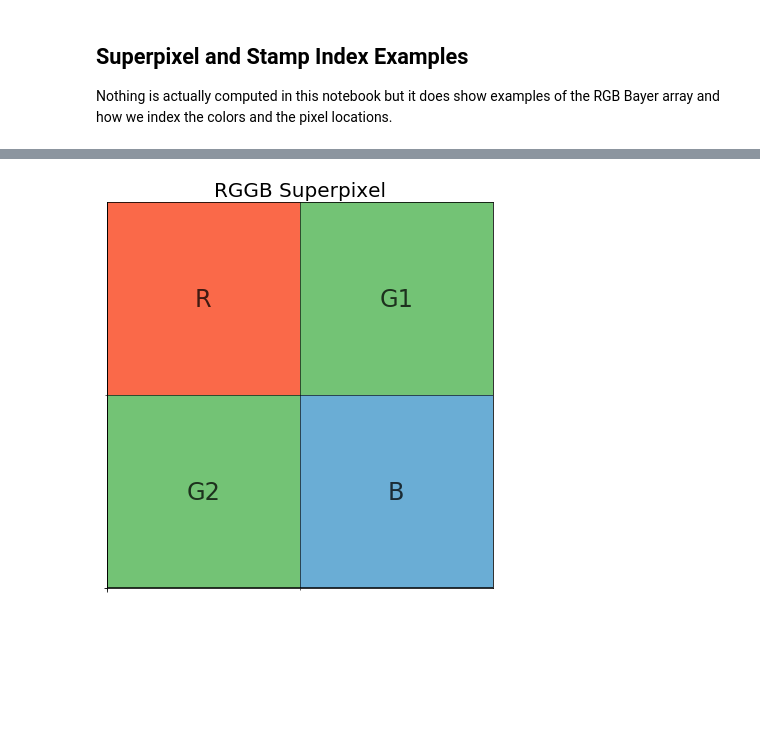
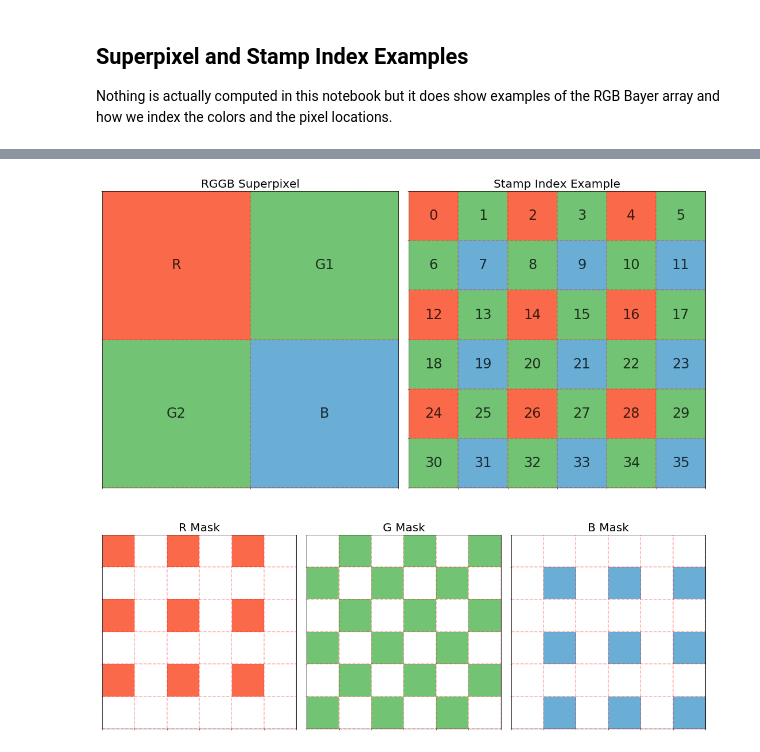
Before and after one commit to panoptes/panoptes-pipeline, a Jupyter notebook: examples/notebooks/Superpixels-And-Stamps.ipynb, the cells around one changed output, grey strips where cells are left out. Cells and saved outputs as stored; diff of their text form; code cells hidden in the pictures; blank space fills up the shorter version.

Commit message:
One pixel plot to rule them all

```diff
--- a/examples/notebooks/Superpixels-And-Stamps.ipynb
+++ b/examples/notebooks/Superpixels-And-Stamps.ipynb
@@ -15,41 +13,75 @@ from piaa import utils
 # %%
+# Grid layout
+plt.figure(figsize=(15,15))
+ax1 = plt.subplot2grid((2,6), (0, 0), colspan=3)
+ax2 = plt.subplot2grid((2,6), (0, 3), colspan=3)
+
+ax3 = plt.subplot2grid((2,6), (1, 0), colspan=2)
+ax4 = plt.subplot2grid((2,6), (1, 2), colspan=2)
+ax5 = plt.subplot2grid((2,6), (1, 4), colspan=2)
+
+###########################################
+# Superpixel
+###########################################
 superpixel = np.array([[1, 1], [1, 1]])
 
-fig, (ax2) = plt.subplots(1)
-fig.set_size_inches(9,6)
-
-# major ticks every 2, minor ticks every 1
-x_major_ticks = np.arange(-0.5, 1.5, 2)
-x_minor_ticks = np.arange(-0.5, 1.5, 1)
-
-y_major_ticks = np.arange(-0.5, 1.5, 2)
-y_minor_ticks = np.arange(-0.5, 1.5, 1)
-
-ax2.text(x=0.25, y=0.75, ha='center', va='center', s='R', fontsize=24, alpha=0.75, transform=ax2.transAxes)
-ax2.text(x=0.75, y=0.75, ha='center', va='center', s='G1', fontsize=24, alpha=0.75, transform=ax2.transAxes)
-ax2.text(x=0.25, y=0.25, ha='center', va='center', s='G2', fontsize=24, alpha=0.75, transform=ax2.transAxes)
-ax2.text(x=0.75, y=0.25, ha='center', va='center', s='B', fontsize=24, alpha=0.75, transform=ax2.transAxes)
-
-ax2.set_xticks(x_major_ticks)
-ax2.set_xticks(x_minor_ticks, minor=True)
-ax2.set_yticks(y_major_ticks)
-ax2.set_yticks(y_minor_ticks, minor=True)
-
-ax2.grid(which='major', color='k', lw=2, linestyle='-', alpha=0.75)
-ax2.grid(which='minor', color='k', linestyle='-', alpha=0.75)
+ax1.text(x=0.25, y=0.75, ha='center', va='center', s='R', fontsize=24, alpha=0.75, transform=ax1.transAxes)
+ax1.text(x=0.75, y=0.75, ha='center', va='center', s='G1', fontsize=24, alpha=0.75, transform=ax1.transAxes)
+ax1.text(x=0.25, y=0.25, ha='center', va='center', s='G2', fontsize=24, alpha=0.75, transform=ax1.transAxes)
+ax1.text(x=0.75, y=0.25, ha='center', va='center', s='B', fontsize=24, alpha=0.75, transform=ax1.transAxes)
+utils.add_pixel_grid(ax1, 2, 2)
 
 r_a_mask, g_a_mask, b_a_mask = utils.make_masks(superpixel)
 
-ax2.set_xlim(-0.5, 1.5)
-ax2.set_ylim(-0.5, 1.5)
-ax2.set_xticklabels([])
-ax2.set_yticklabels([])
-ax2.imshow(np.ma.array(np.ones((2, 2)), mask=~r_a_mask), cmap='Reds', vmin=0, vmax=2., )
-ax2.imshow(np.ma.array(np.ones((2, 2)), mask=~g_a_mask), cmap='Greens', vmin=0, vmax=2., )
-ax2.imshow(np.ma.array(np.ones((2, 2)), mask=~b_a_mask), cmap='Blues', vmin=0, vmax=2., )
-ax2.set_title("RGGB Superpixel", fontsize=20)
+ax1.imshow(np.ma.array(np.ones((2, 2)), mask=~r_a_mask), cmap='Reds', vmin=0, vmax=2., )
+ax1.imshow(np.ma.array(np.ones((2, 2)), mask=~g_a_mask), cmap='Greens', vmin=0, vmax=2., )
+ax1.imshow(np.ma.array(np.ones((2, 2)), mask=~b_a_mask), cmap='Blues', vmin=0, vmax=2., )
+ax1.set_title("RGGB Superpixel", fontsize=20)
 
-fig.tight_layout()
-fig.savefig('superpixel.png', dpi=300)
+###########################################
+# Index Scheme
+###########################################
+stamp_height = 6
+stamp_width = 6
+stamp = np.arange(stamp_height * stamp_width).reshape(stamp_height, stamp_width)
+for i in range(stamp_height):
+    for j in range(stamp_width):
+        x_loc = ((i / stamp_width) + (0.5 / stamp_width))
+        y_loc = (((stamp_height - j) / stamp_height) - (0.5 / stamp_height))
+        index_str = str((j * 6) + i)
+        ax2.text(x=x_loc, y=y_loc, ha='center', va='center', s=index_str,
+                 fontsize=24, alpha=0.75, transform=ax2.transAxes)
+
+r_a_mask, g_a_mask, b_a_mask = utils.make_masks(stamp)
+
+utils.add_pixel_grid(ax2, stamp_width, stamp_height)
+
+r_mask = np.ma.array(np.ones((stamp_height, stamp_width)), mask=~r_a_mask)
+g_mask = np.ma.array(np.ones((stamp_height, stamp_width)), mask=~g_a_mask)
+b_mask = np.ma.array(np.ones((stamp_height, stamp_width)), mask=~b_a_mask)
+
+ax2.imshow(r_mask, cmap='Reds', vmin=0, vmax=2.)
+ax2.imshow(g_mask, cmap='Greens', vmin=0, vmax=2.)
+ax2.imshow(b_mask, cmap='Blues', vmin=0, vmax=2.)
+ax2.set_title("Stamp Index Example", fontsize=20)
+
+###########################################
+# Stamp Masks
+###########################################
+ax3.imshow(r_mask, cmap='Reds', vmin=0, vmax=2.)
+ax4.imshow(g_mask, cmap='Greens', vmin=0, vmax=2.)
+ax5.imshow(b_mask, cmap='Blues', vmin=0, vmax=2.)
+
+utils.add_pixel_grid(ax3, stamp_width, stamp_height)
+utils.add_pixel_grid(ax4, stamp_width, stamp_height)
+utils.add_pixel_grid(ax5, stamp_width, stamp_height)
+
+ax3.set_title("R Mask", fontsize=20)
+ax4.set_title("G Mask", fontsize=20)
+ax5.set_title("B Mask", fontsize=20)
+
+plt.tight_layout()
+
+plt.savefig('bayer-demo.png', dpi=300)
 # %% [output]
-[figure, old version]
+[figure, new version]
```
Also changed, not shown: parts of 3 cells of this notebook, 3 other files.
